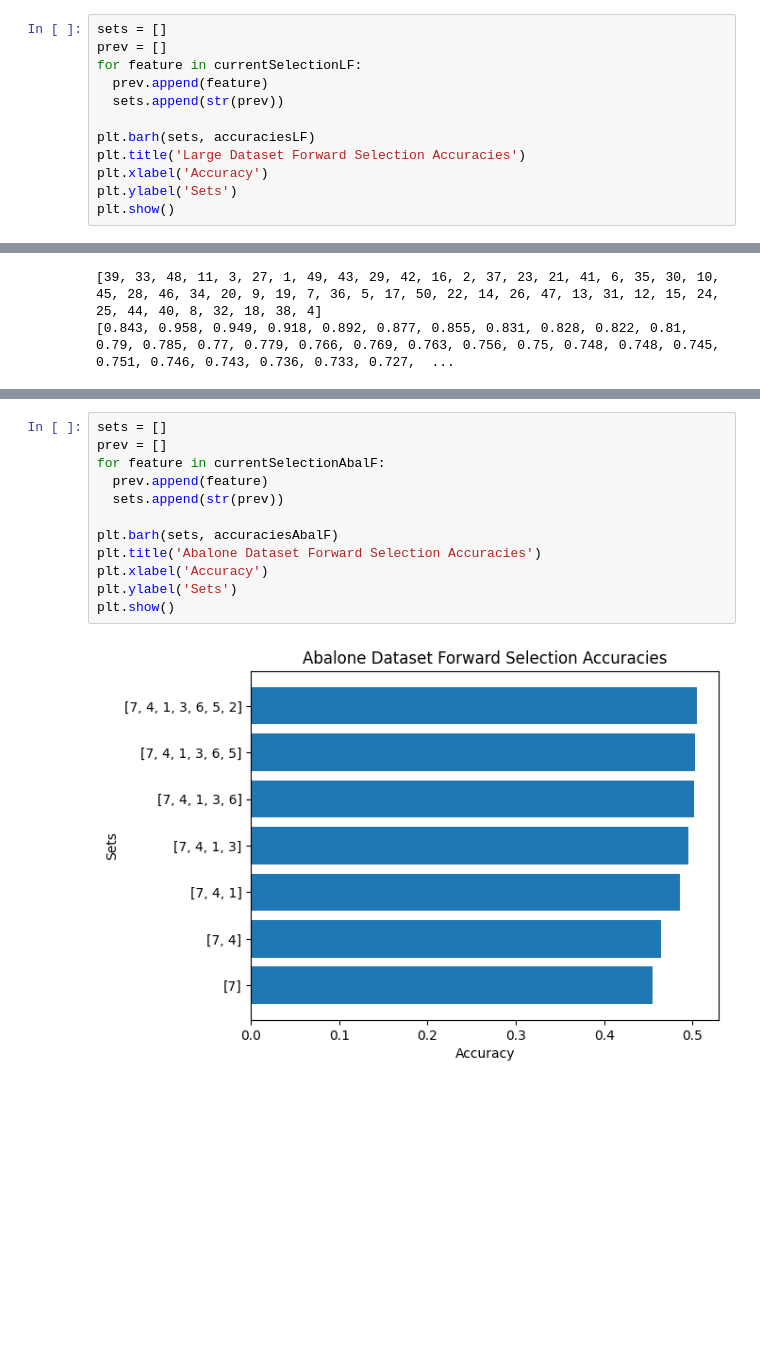
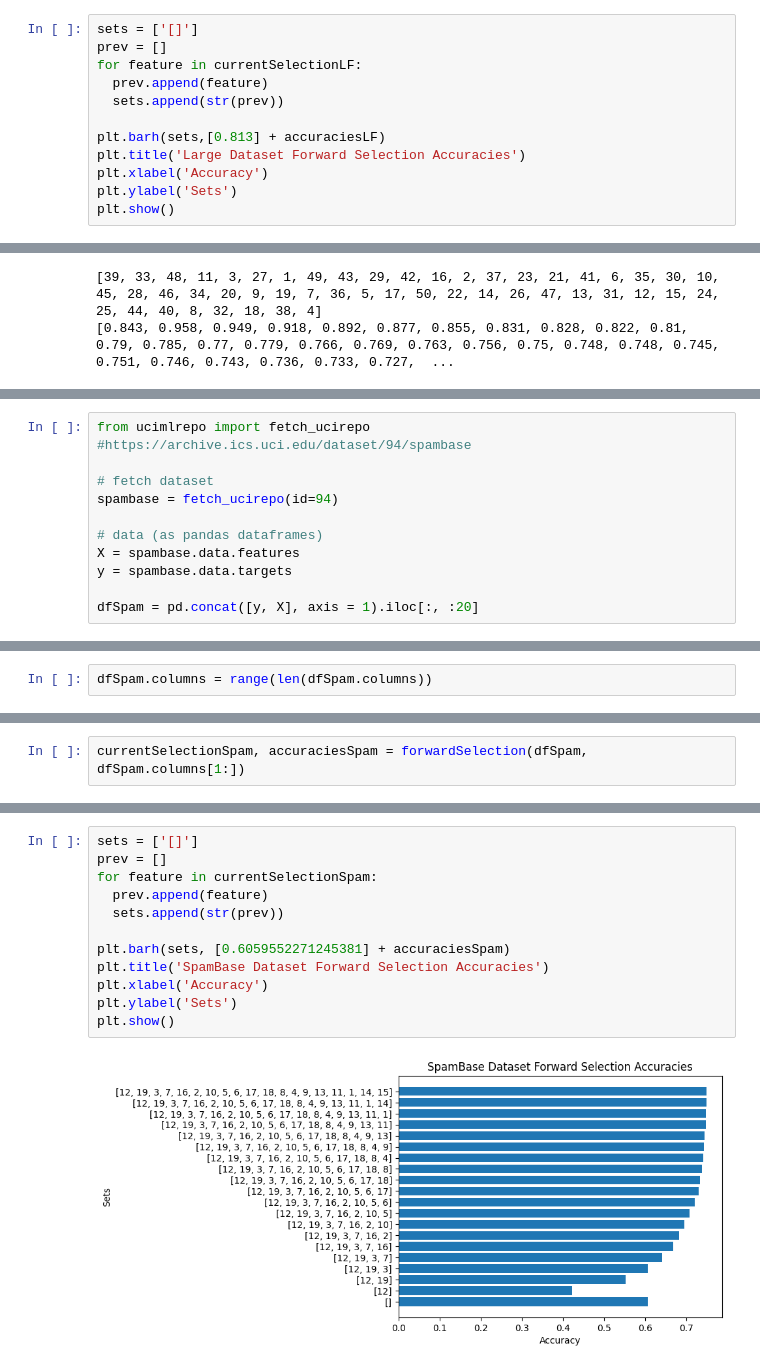
Before and after one commit to angelikab028/nearestneighbor, a Jupyter notebook: VisualizationsAndPart2.ipynb, the cells around one changed output, grey strips where cells are left out. Saved outputs shown, nothing was run; the diff lists cells and outputs as text; blank space fills up the shorter version.

Commit message:
fixing main functions and using better dataset for pt2

```diff
--- a/VisualizationsAndPart2.ipynb
+++ b/VisualizationsAndPart2.ipynb
@@ -186,11 +208,11 @@ plt.show()
 # %%
-sets = []
+sets = ['[]']
 prev = []
 for feature in currentSelectionLF:
   prev.append(feature)
   sets.append(str(prev))
 
-plt.barh(sets, accuraciesLF)
+plt.barh(sets,[0.813] + accuraciesLF)
 plt.title('Large Dataset Forward Selection Accuracies')
 plt.xlabel('Accuracy')
 plt.ylabel('Sets')
@@ -268,0 +251,12 @@ Highest accuracy is 0.3658127842949485
+# %%
+from ucimlrepo import fetch_ucirepo
+#https://archive.ics.uci.edu/dataset/94/spambase
+
+# fetch dataset
+spambase = fetch_ucirepo(id=94)
+
+# data (as pandas dataframes)
+X = spambase.data.features
+y = spambase.data.targets
+
+dfSpam = pd.concat([y, X], axis = 1).iloc[:, :20]
@@ -268,0 +274,2 @@ Highest accuracy is 0.3658127842949485
+# %%
+dfSpam.columns = range(len(dfSpam.columns))
@@ -268,0 +292,2 @@ Highest accuracy is 0.3658127842949485
+# %%
+currentSelectionSpam, accuraciesSpam = forwardSelection(dfSpam, dfSpam.columns[1:])
@@ -269,14 +316,14 @@ Highest accuracy is 0.3658127842949485
 # %%
-sets = []
+sets = ['[]']
 prev = []
-for feature in currentSelectionAbalF:
+for feature in currentSelectionSpam:
   prev.append(feature)
   sets.append(str(prev))
 
-plt.barh(sets, accuraciesAbalF)
-plt.title('Abalone Dataset Forward Selection Accuracies')
+plt.barh(sets, [0.6059552271245381] + accuraciesSpam)
+plt.title('SpamBase Dataset Forward Selection Accuracies')
 plt.xlabel('Accuracy')
 plt.ylabel('Sets')
 plt.show()
 # %% [output]
-[figure, old version]
+[figure, new version]
```
Also changed, not shown: parts of 19 cells of this notebook, 1 other file.
